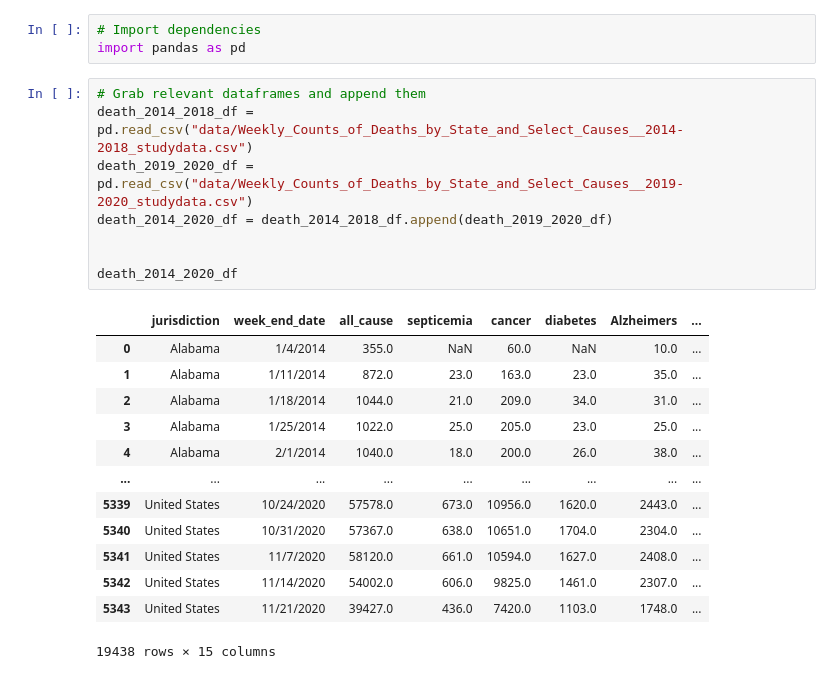
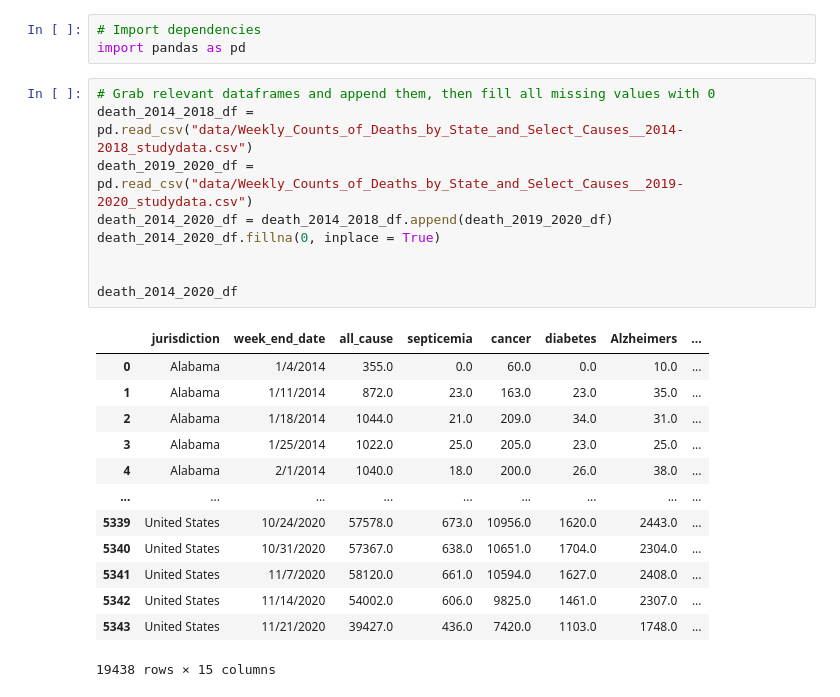
Before and after one commit to JamesRucker/Unexplained_deaths, a Jupyter notebook: Death_Data.ipynb, the cells around one changed output. Cells and saved outputs as stored; diff of their text form.

```diff
--- a/Death_Data.ipynb
+++ b/Death_Data.ipynb
@@ -2,16 +2,17 @@
 # Import dependencies
 import pandas as pd
 # %%
-# Grab relevant dataframes and append them
+# Grab relevant dataframes and append them, then fill all missing values with 0
 death_2014_2018_df = pd.read_csv("data/Weekly_Counts_of_Deaths_by_State_and_Select_Causes__2014-2018_studydata.csv")
 death_2019_2020_df = pd.read_csv("data/Weekly_Counts_of_Deaths_by_State_and_Select_Causes__2019-2020_studydata.csv")
 death_2014_2020_df = death_2014_2018_df.append(death_2019_2020_df)
+death_2014_2020_df.fillna(0, inplace = True)
 
 
 death_2014_2020_df
 # %% [output]
 |  | jurisdiction | week_end_date | all_cause | septicemia | cancer | diabetes | Alzheimers | ... |
-| 0 | Alabama | 1/4/2014 | 355.0 | NaN | 60.0 | NaN | 10.0 | ... |
+| 0 | Alabama | 1/4/2014 | 355.0 | 0.0 | 60.0 | 0.0 | 10.0 | ... |
 | 1 | Alabama | 1/11/2014 | 872.0 | 23.0 | 163.0 | 23.0 | 35.0 | ... |
 | 2 | Alabama | 1/18/2014 | 1044.0 | 21.0 | 209.0 | 34.0 | 31.0 | ... |
 | 3 | Alabama | 1/25/2014 | 1022.0 | 25.0 | 205.0 | 23.0 | 25.0 | ... |
```
Also changed, not shown: parts of 5 cells of this notebook, 1 other file.
